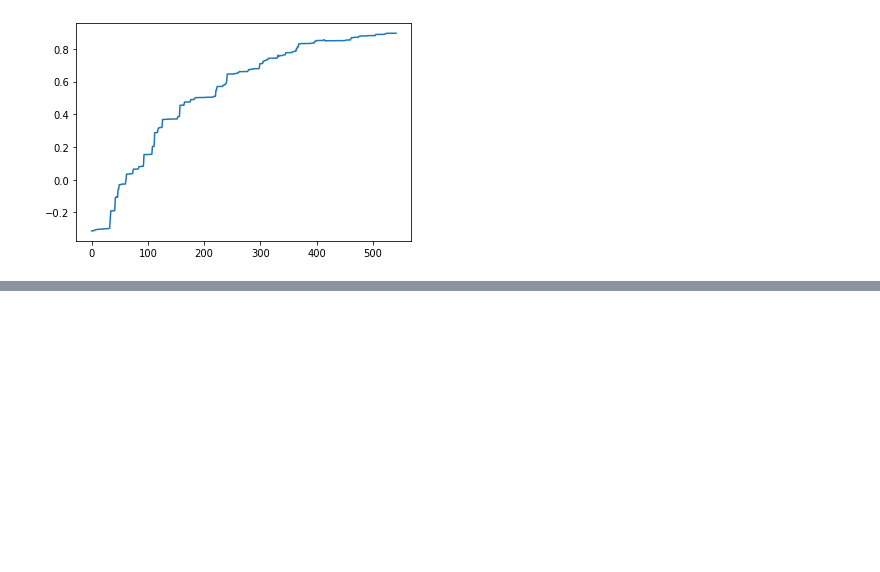
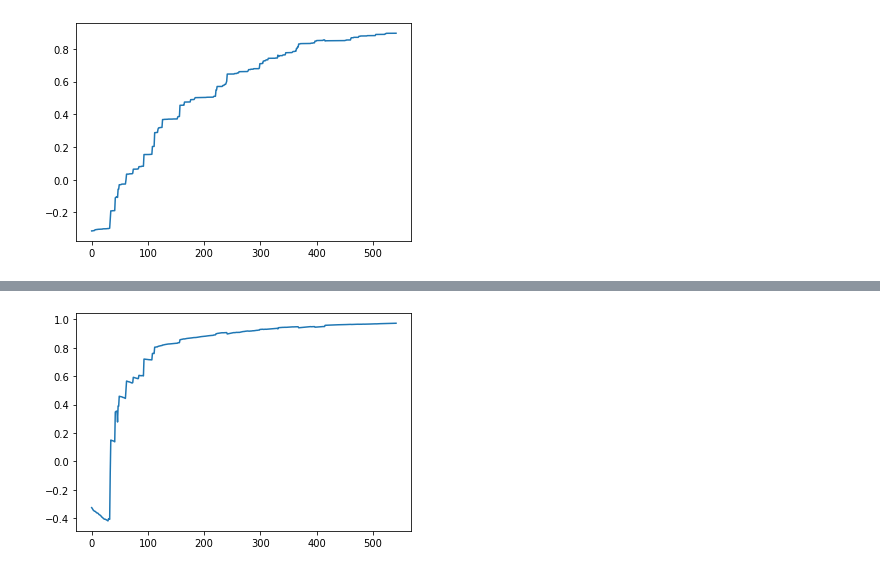
Before and after one commit to Phimanu/MachineLearningControl, a Jupyter notebook: systemIdentification/system_identification.ipynb, the cells around one changed output, grey strips where cells are left out. Cells and saved outputs as stored; diff of their text form; code cells hidden in the pictures; blank space fills up the shorter version.

```diff
--- a/systemIdentification/system_identification.ipynb
+++ b/systemIdentification/system_identification.ipynb
@@ -69,7 +69,7 @@ None
 X = data[INPUT_FIELDS + ['beta', 'Linear', 'Saturating', 'Discontinuous', 'Combined']].drop(['IMPORTANCE', 'CONNECTIVITY', 'REQUIRED_INTERFACE'], axis=1)
 y = data[OUTPUT_FIELD]
 # %%
-def run_ridge(features, normalize=False):
+def run_ridge(features, y, normalize=False):
     errors = []
     parameters = []
     for train_index, test_index in LeaveOneOut().split(features, y):
@@ -187,0 +239,4 @@ run_ridge_online(X[['Combined']])
+# %%
+run_ridge_online(X, y)
+# %% [output]
+[figure, added]
```
Also changed, not shown: parts of 9 cells of this notebook, 1 other file.
